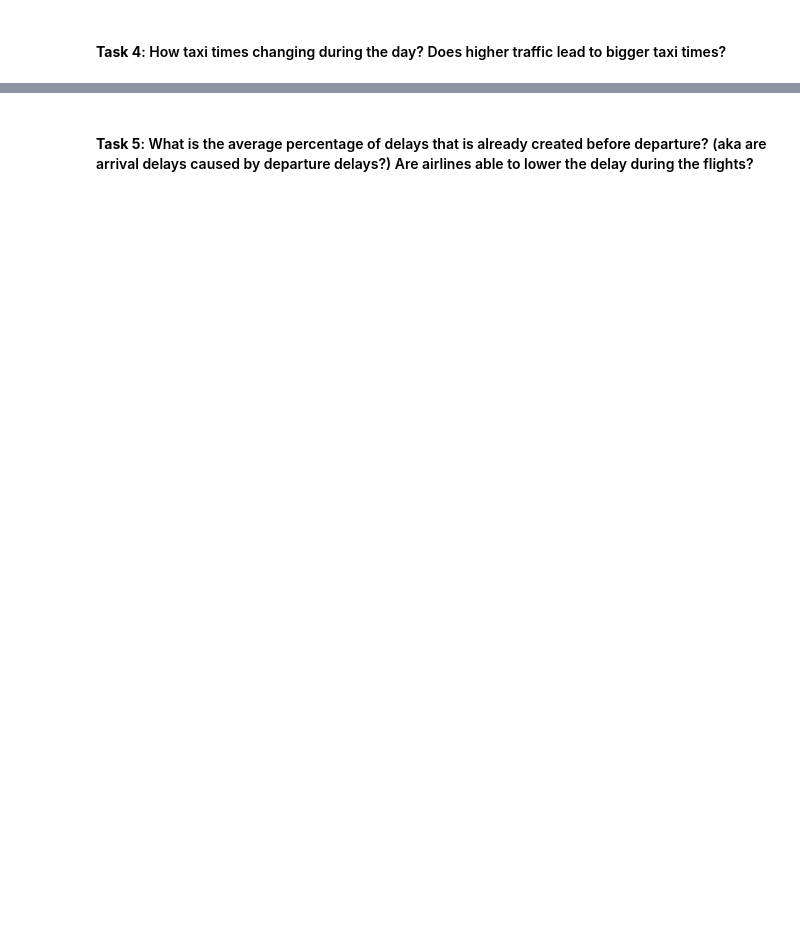
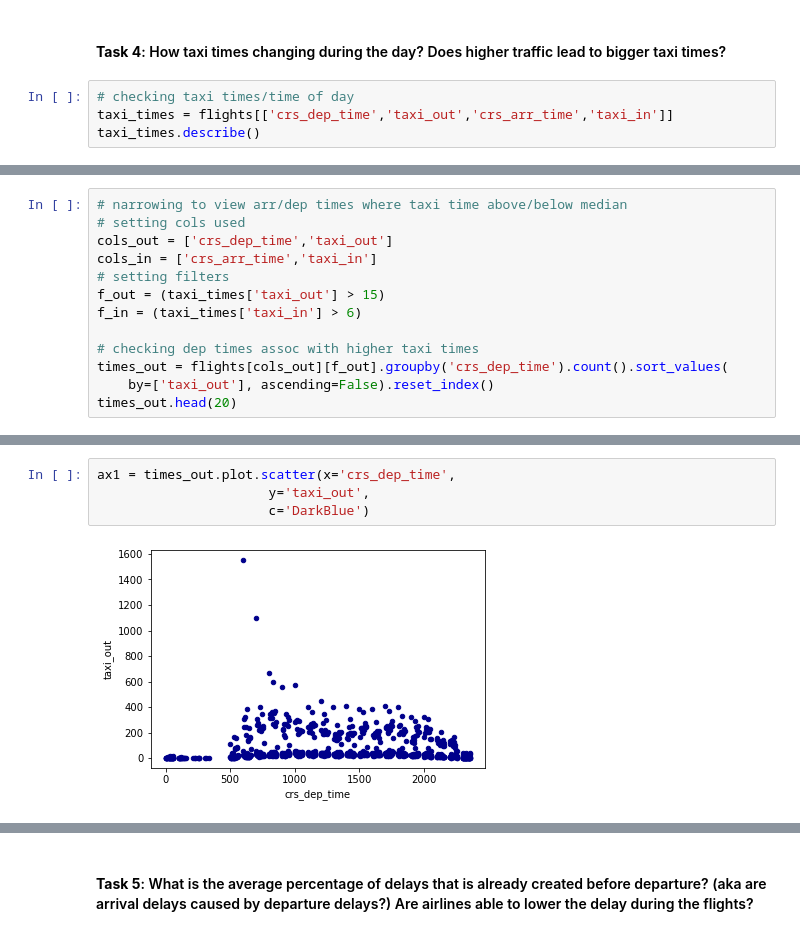
Before and after one commit to rileyjfournier/mid-term-project-I, a Jupyter notebook: James/exploratory_analysis.ipynb, the cells around one changed output, grey strips where cells are left out. Drawn from its saved outputs; the diff is of its cells as text; blank space fills up the shorter version.

```diff
--- a/James/exploratory_analysis.ipynb
+++ b/James/exploratory_analysis.ipynb
@@ -347,2 +592,6 @@ Test the hypothesis that these 4 delays are from the same distribution. If they
 # %% [markdown]
 #### **Task 4**: How taxi times changing during the day? Does higher traffic lead to bigger taxi times?
+# %%
+# checking taxi times/time of day
+taxi_times = flights[['crs_dep_time','taxi_out','crs_arr_time','taxi_in']]
+taxi_times.describe()
@@ -348,0 +608,13 @@ Test the hypothesis that these 4 delays are from the same distribution. If they
+# %%
+# narrowing to view arr/dep times where taxi time above/below median
+# setting cols used
+cols_out = ['crs_dep_time','taxi_out']
+cols_in = ['crs_arr_time','taxi_in']
+# setting filters
+f_out = (taxi_times['taxi_out'] > 15)
+f_in = (taxi_times['taxi_in'] > 6)
+
+# checking dep times assoc with higher taxi times
+times_out = flights[cols_out][f_out].groupby('crs_dep_time').count().sort_values(
+    by=['taxi_out'], ascending=False).reset_index()
+times_out.head(20)
@@ -348,0 +639,6 @@ Test the hypothesis that these 4 delays are from the same distribution. If they
+# %%
+ax1 = times_out.plot.scatter(x='crs_dep_time',
+                      y='taxi_out',
+                      c='DarkBlue')
+# %% [output]
+[figure, added]
```
Also changed, not shown: parts of 48 cells of this notebook.
